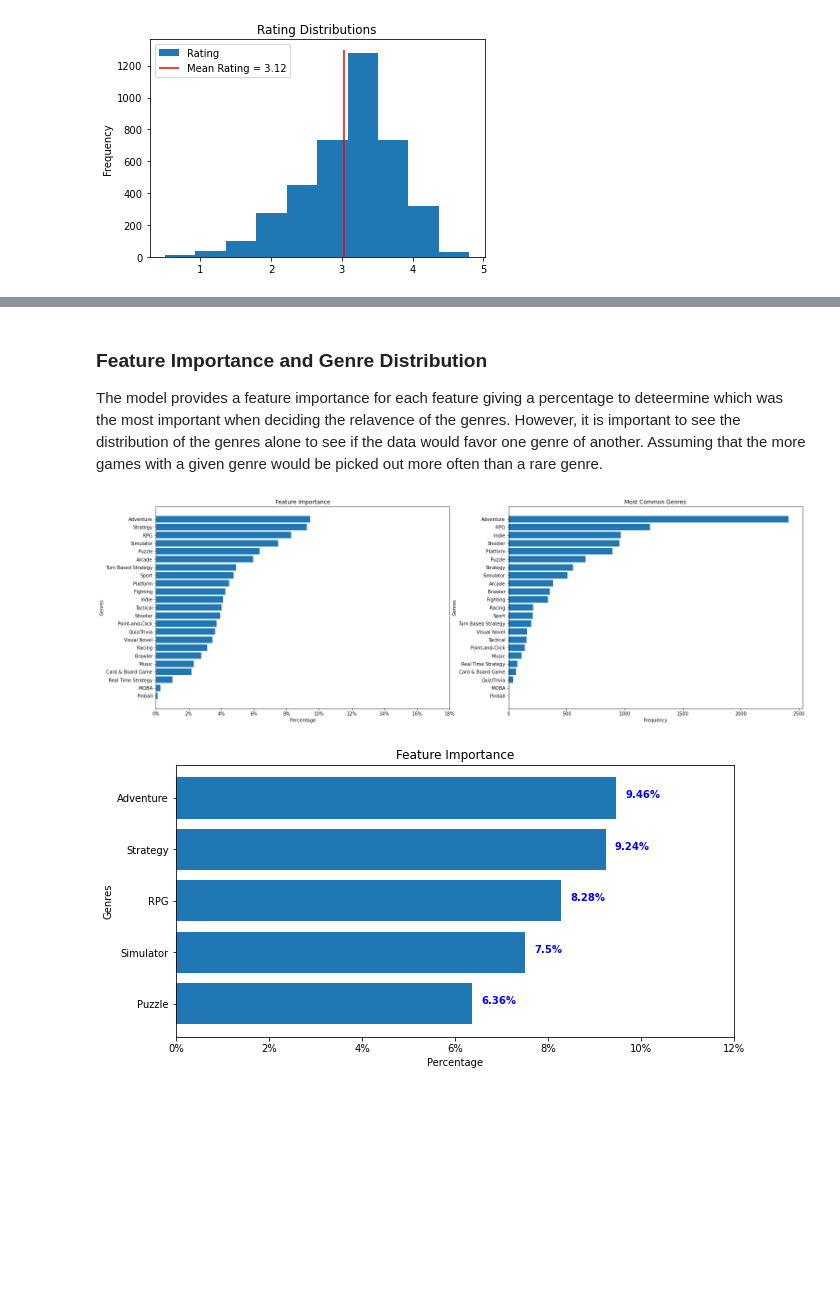
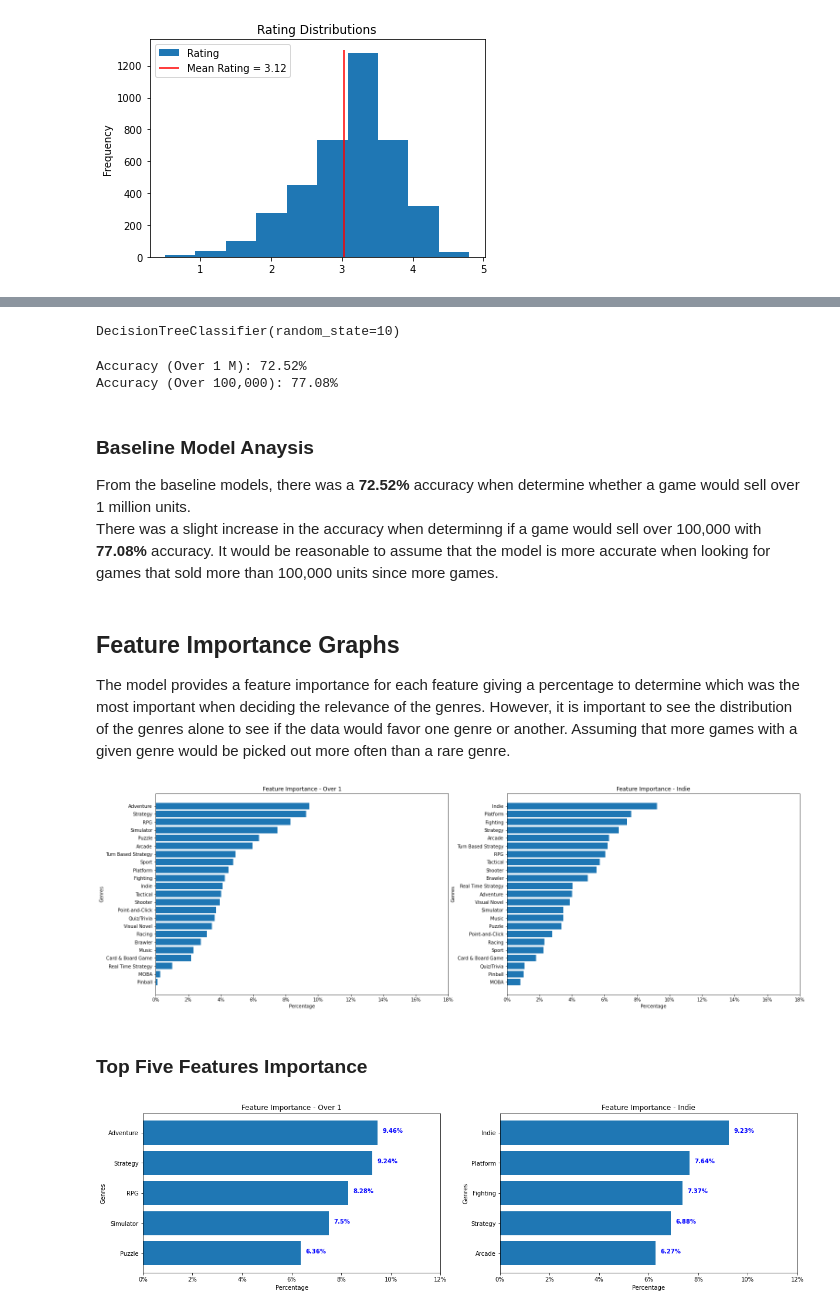
Before and after one commit to Tommyphung1/Predicting-Video-Games-Profit-with-Genres, a Jupyter notebook: Final_Notebook.ipynb, the cells around one changed output, grey strips where cells are left out. Saved outputs shown, nothing was run; the diff lists cells and outputs as text; code cells hidden in the pictures; blank space fills up the shorter version.

Commit message:
Edit text and added indie graphs

```diff
--- a/Final_Notebook.ipynb
+++ b/Final_Notebook.ipynb
@@ -163,7 +173,27 @@ Accuracy (Over 100,000):0.7708146821844225
+# %%
+X_2 = genre_df_2[genre_df.columns[1:-1]]
+y_2 =  genre_df_2['Over_.1']
+X_train_2, X_test_2, y_train_2, y_test_2 = train_test_split(X_2, y_2, random_state= 10)
+
+baseline_2 = DecisionTreeClassifier(random_state=10)
+baseline_2.fit(X_train_2, y_train_2)
+# %% [output]
+DecisionTreeClassifier(random_state=10)
+# %%
+print('Accuracy (Over 1 M): {}%'.format(round(baseline.score(X_test, y_test),4) * 100))
+print('Accuracy (Over 100,000): {}%'.format(round(baseline_2.score(X_test_2, y_test_2), 4) * 100))
+# %% [output]
+Accuracy (Over 1 M): 72.52%
+Accuracy (Over 100,000): 77.08%
+# %% [markdown]
+### Baseline Model Anaysis
+From the baseline models, there was a **72.52%** accuracy when determine whether a game would sell over 1 million units. <br>
+There was a slight increase in the accuracy when determinng if a game would sell over 100,000 with **77.08%** accuracy.
+It would be reasonable to assume that the model is more accurate when looking for games that sold more than 100,000 units since more games.
 # %% [markdown]
-### Feature Importance and Genre Distribution
-The model provides a feature importance for each feature giving a percentage to deteermine which was the most important when deciding the relavence of the genres.
-However, it is important to see the distribution of the genres alone to see if the data would favor one genre of another. Assuming that the more games with a given genre would be picked out more often than a rare genre.
+## Feature Importance Graphs
+The model provides a feature importance for each feature giving a percentage to determine which was the most important when deciding the relevance of the genres.
+However, it is important to see the distribution of the genres alone to see if the data would favor one genre or another. Assuming that more games with a given genre would be picked out more often than a rare genre.
 # %%
 feature_list = []
 for name, value in zip(baseline.feature_names_in_, baseline.feature_importances_):
@@ -194,34 +209,57 @@ fig, ax = plt.subplots(ncols= 2,figsize = (25,8))
 
 x_feat = [x[0] for x in feature_list]
 y_feat = [x[1] for x in feature_list]
+
+x_feat_2 = [x[0] for x in feature_list_2]
+y_feat_2 = [x[1] for x in feature_list_2]
+
 ax[0].barh(x_feat, y_feat)
-ax[0].set_title('Feature Importance')
+ax[0].set_title('Feature Importance - Over 1')
 xlabel = ['{}%'.format(x) for x in np.arange(0,20,2)]
 ax[0].set_xticks(np.arange(0,20,2));
 ax[0].set_xticklabels(xlabel);
 ax[0].set_ylabel('Genres');
 ax[0].set_xlabel('Percentage');
 
-ax[1].barh(list(sort_genres.keys()), list(sort_genres.values()));
-ax[1].set_title('Most Common Genres');
+ax[1].barh(x_feat_2, y_feat_2)
+ax[1].set_title('Feature Importance - Indie')
+xlabel = ['{}%'.format(x) for x in np.arange(0,20,2)]
+ax[1].set_xticks(np.arange(0,20,2));
+ax[1].set_xticklabels(xlabel);
 ax[1].set_ylabel('Genres');
-ax[1].set_xlabel('Frequency');
+ax[1].set_xlabel('Percentage');
 # %% [output]
-[figure, old version]
+[figure, new version]
+# %% [markdown]
+### Top Five Features Importance
 # %%
-fig,ax = plt.subplots(figsize = (10, 5))
+fig,ax = plt.subplots(ncols= 2, figsize = (20, 5))
 
 x_feat = [x[0] for x in feature_list]
 y_feat = [x[1] for x in feature_list]
-ax.barh(x_feat[18:24], y_feat[18:24])
-ax.set_title('Feature Importance')
 xlabel = ['{}%'.format(x) for x in np.arange(0,14,2)]
-ax.set_xticks(np.arange(0,14,2));
-ax.set_xticklabels(xlabel);
-ax.set_ylabel('Genres');
-ax.set_xlabel('Percentage');
+ax[0].barh(x_feat[18:24], y_feat[18:24])
+ax[0].set_title('Feature Importance - Over 1')
+
+ax[0].set_xticks(np.arange(0,14,2));
+ax[0].set_xticklabels(xlabel);
+ax[0].set_ylabel('Genres');
+ax[0].set_xlabel('Percentage');
 
 for i, v in enumerate(y_feat[18:24]):
-    ax.text(v + .2, i, str(v) + '%', color='blue', fontweight='bold')
+    ax[0].text(v + .2, i, str(v) + '%', color='blue', fontweight='bold')
+
+
+x_feat_2 = [x[0] for x in feature_list_2]
+y_feat_2 = [x[1] for x in feature_list_2]
+ax[1].barh(x_feat_2[18:24], y_feat_2[18:24])
+ax[1].set_title('Feature Importance - Indie')
+ax[1].set_xticks(np.arange(0,14,2));
+ax[1].set_xticklabels(xlabel);
+ax[1].set_ylabel('Genres');
+ax[1].set_xlabel('Percentage');
+
+for i, v in enumerate(y_feat_2[18:24]):
+    ax[1].text(v + .2, i, str(v) + '%', color='blue', fontweight='bold')
 # %% [output]
-[figure, old version]
+[figure, new version]
```
Also changed, not shown: parts of 42 cells of this notebook, 2 other files.
